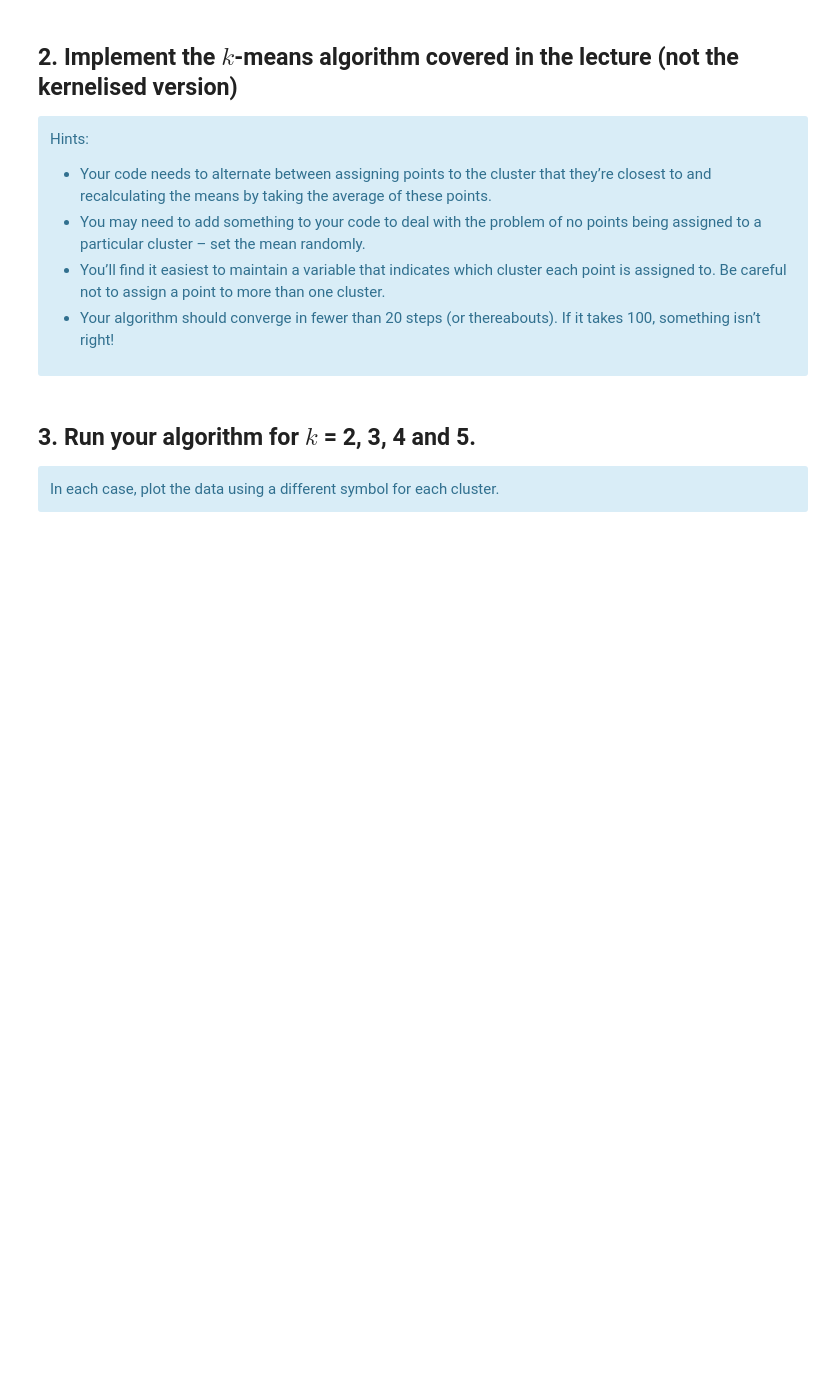
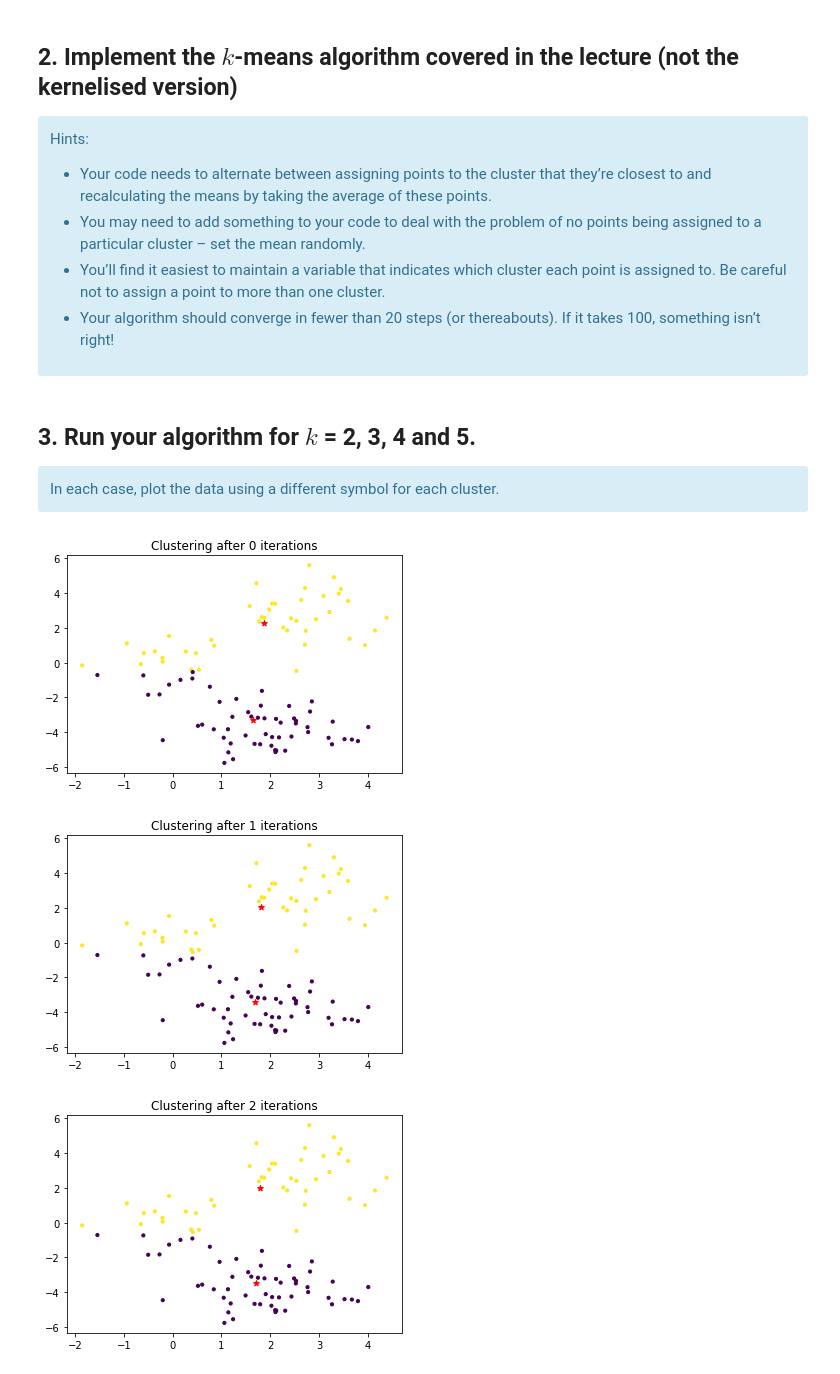
Before and after one commit to AndreaGhiglione/advanced-statistical-inference, a Jupyter notebook: lab_week5-public/Clustering-Students.ipynb, the cells around one changed output. Saved outputs shown, nothing was run; the diff lists cells and outputs as text; code cells hidden in the pictures; blank space fills up the shorter version.

```diff
--- a/lab_week5-public/Clustering-Students.ipynb
+++ b/lab_week5-public/Clustering-Students.ipynb
@@ -37,8 +40,0 @@ DEFINE HELPER FUNCTIONS
-# %%
-def kmeans(data, k=2, centroids=None):
-
-    '''
-
-    TO COMPLETE
-
-    '''
@@ -51,6 +89,33 @@ PLOT RESULTS
+# %%
+def kmeans(data, k=2, centroids=None):
+  # define matrix Z
+  curr_Z = np.zeros((len(X), k))
+  # define vector of means
+  centroids = np.random.randn(k, X.shape[1])
+  # assign each data point to the closest cluster
+  curr_Z = assign_points(data, centroids, curr_Z)
+  # update means
+  prev_Z = curr_Z.copy()
+  centroids = update_means(curr_Z, data, centroids)
+  curr_Z = assign_points(data, centroids, curr_Z)
+  iteration = 0
+  plot_curr_result(data, centroids, iteration, curr_Z)
+  # check if assignments didn't change
+  while False in (prev_Z == curr_Z):
+    prev_Z = curr_Z.copy()
+    centroids = update_means(curr_Z, data, centroids)
+    curr_Z = assign_points(data, centroids, curr_Z)
+    iteration += 1
+    plot_curr_result(data, centroids, iteration, curr_Z)
 # %% [markdown]
 ## 3. Run your algorithm for $k$ = 2, 3, 4 and 5.
 
 <div class="alert alert-info">
 In each case, plot the data using a different symbol for each cluster.
 </fiv>
+# %%
+kmeans(X, k=2)
+# %% [output]
+[figure, added]
+[figure, added]
+[figure, added]
```
Also changed, not shown: parts of 11 cells of this notebook, 1 other file.
